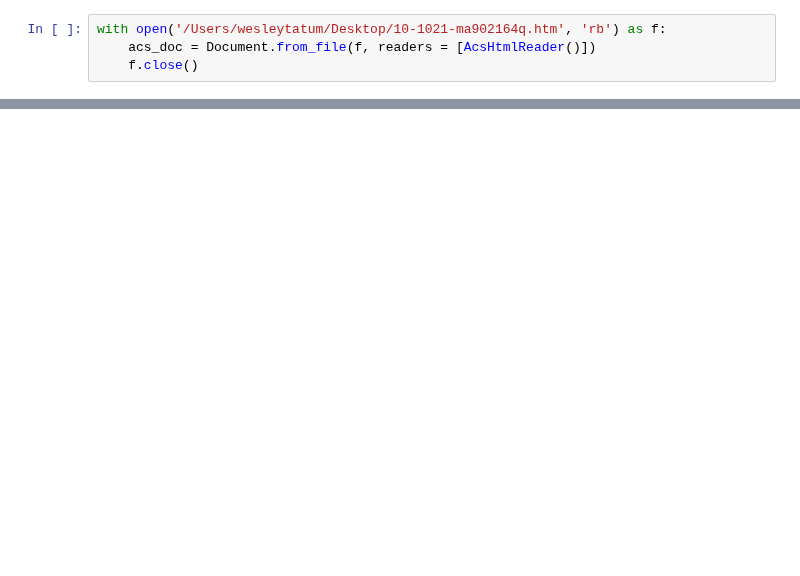
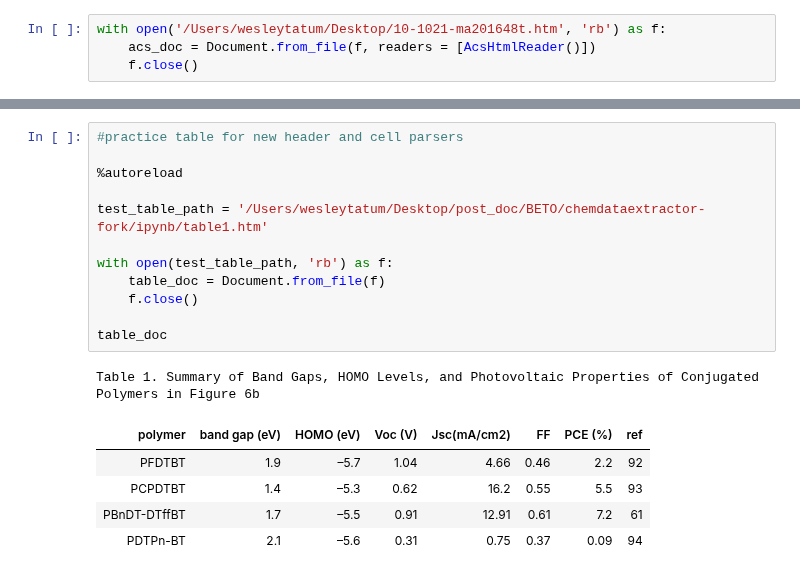
Before and after one commit to wesleyktatum/chemdataextractor, a Jupyter notebook: ipynb/CDE_dev_test.ipynb, the cells around one changed output, grey strips where cells are left out. Drawn from its saved outputs; the diff is of its cells as text; blank space fills up the shorter version.

```diff
--- a/ipynb/CDE_dev_test.ipynb
+++ b/ipynb/CDE_dev_test.ipynb
@@ -65,5 +81,5 @@ d.records.serialize()
 # %%
-with open('/Users/wesleytatum/Desktop/10-1021-ma902164q.htm', 'rb') as f:
+with open('/Users/wesleytatum/Desktop/10-1021-ma201648t.htm', 'rb') as f:
     acs_doc = Document.from_file(f, readers = [AcsHtmlReader()])
     f.close()
 # %%
@@ -246,0 +156,19 @@ mps
+# %%
+#practice table for new header and cell parsers
+
+%autoreload
+
+test_table_path = '/Users/wesleytatum/Desktop/post_doc/BETO/chemdataextractor-fork/ipynb/table1.htm'
+
+with open(test_table_path, 'rb') as f:
+    table_doc = Document.from_file(f)
+    f.close()
+
+table_doc
+# %% [output]
+Table 1. Summary of Band Gaps, HOMO Levels, and Photovoltaic Properties of Conjugated Polymers in Figure 6b
+| polymer | band gap (eV) | HOMO (eV) | Voc (V) | Jsc(mA/cm2) | FF | PCE (%) | ref |
+| PFDTBT | 1.9 | –5.7 | 1.04 | 4.66 | 0.46 | 2.2 | 92 |
+| PCPDTBT | 1.4 | –5.3 | 0.62 | 16.2 | 0.55 | 5.5 | 93 |
+| PBnDT-DTffBT | 1.7 | –5.5 | 0.91 | 12.91 | 0.61 | 7.2 | 61 |
+| PDTPn-BT | 2.1 | –5.6 | 0.31 | 0.75 | 0.37 | 0.09 | 94 |
```
Also changed, not shown: parts of 11 cells of this notebook, 15 other files.
